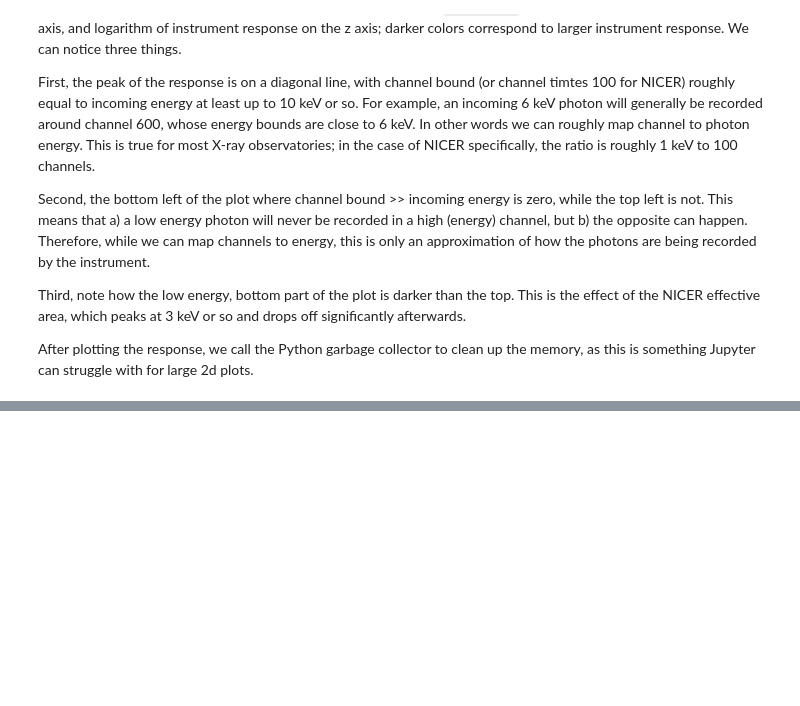
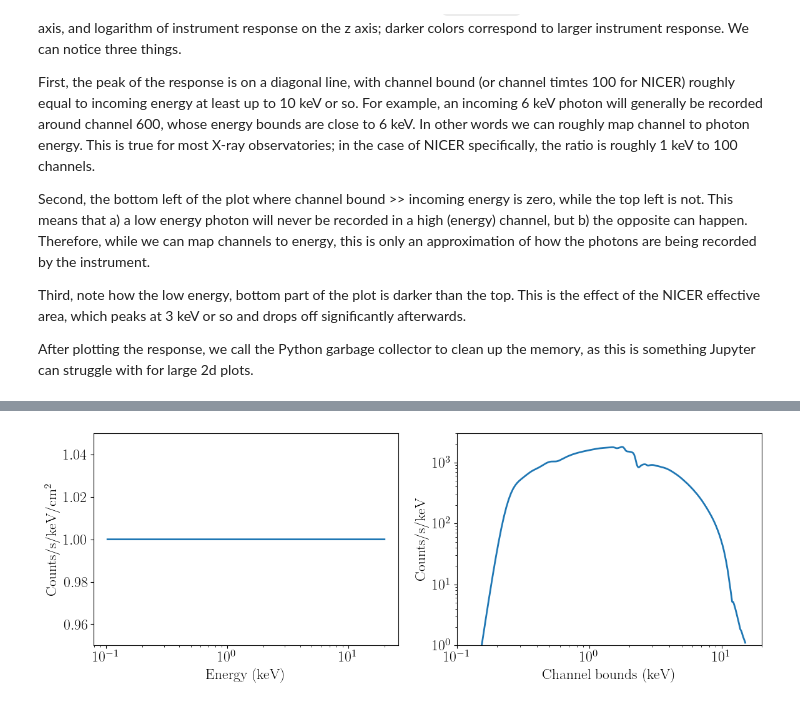
Before and after one commit to matteolucchini1/nDspec, a Jupyter notebook: docs/response_basics.ipynb, the cells around one changed output, grey strips where cells are left out. Cells and saved outputs as stored; diff of their text form; code cells hidden in the pictures; blank space fills up the shorter version.

```diff
--- a/docs/response_basics.ipynb
+++ b/docs/response_basics.ipynb
@@ -49,0 +72,37 @@ nicer_matrix.plot_arf()
+# %%
+#define our powerlaw model - this is identical to the code in models.py
+def powerlaw(array, params):
+    norm = params[0]
+    slope = params[1]
+    model = norm*np.power(array,slope)
+    return model
+
+#define the energy bin mid points and widths, from the matrix we just loaded
+nicer_grid = 0.5*(nicer_matrix.energ_hi+nicer_matrix.energ_lo)
+nicer_bins = nicer_matrix.energ_hi-nicer_matrix.energ_lo
+
+#define the model and convolve it with the response
+pl_params = np.array([1.,0.])
+ndspec_model = powerlaw(nicer_grid,pl_params)*nicer_bins
+ndspec_fold = nicer_matrix.convolve_response(ndspec_model,units_in="xspec",units_out="kev")
+channel_grid = 0.5*(nicer_matrix.emax+nicer_matrix.emin)
+
+#plot the unfolded (left) and folded (right) models for comparison
+fig, ((ax1, ax2))  = plt.subplots(1,2,figsize=(12,4.5))
+ax1.plot(nicer_grid,ndspec_model/nicer_bins,lw=2)
+ax1.set_xscale("log")
+ax1.set_ylim([0.95,1.05])
+ax1.set_xlabel("Energy (keV)")
+ax1.set_ylabel("Counts/s/keV/cm$^{2}$")
+
+ax2.plot(channel_grid,ndspec_fold,lw=2)
+ax2.set_xscale("log")
+ax2.set_yscale("log")
+ax2.set_xlabel("Channel bounds (keV)")
+ax2.set_ylabel("Counts/s/keV")
+ax2.set_xlim([0.1,20.])
+ax2.set_ylim([1,3e3])
+
+fig.tight_layout()
+# %% [output]
+[figure, added]
```
Also changed, not shown: parts of 33 cells of this notebook, 2 other files.
